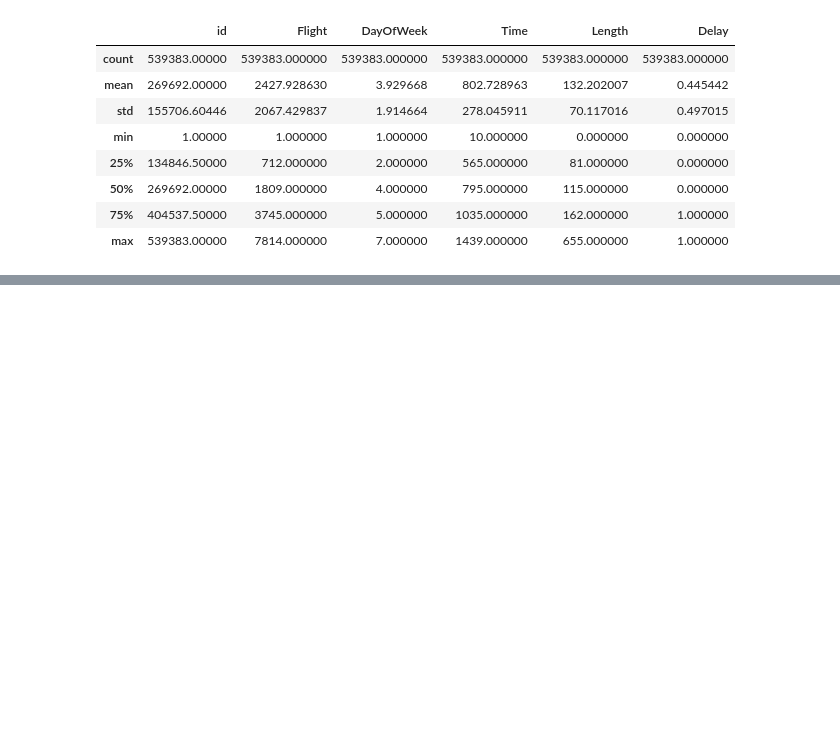
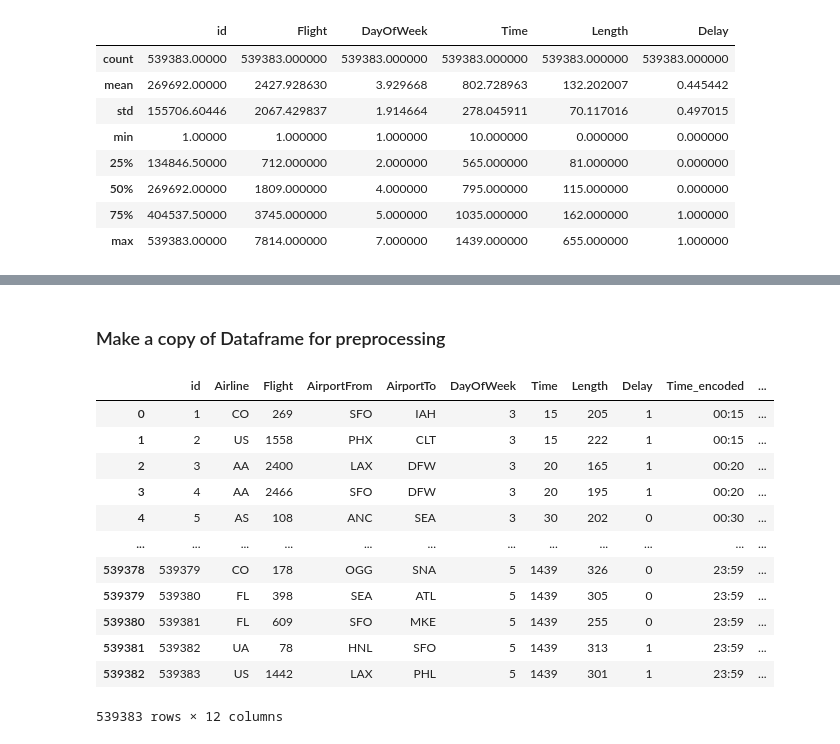
Before and after one commit to stacjstaton/ai-project2-flight-delay-predictions, a Jupyter notebook: example.ipynb, the cells around one changed output, grey strips where cells are left out. Saved outputs shown, nothing was run; the diff lists cells and outputs as text; code cells hidden in the pictures; blank space fills up the shorter version.

```diff
--- a/example.ipynb
+++ b/example.ipynb
@@ -32,0 +55,3 @@ df.describe()
+# %%
+df['Time_encoded'] = df['Time'].apply(lambda x: f"{x // 60:02d}:{x % 60:02d}")
+df.head()
@@ -32,0 +88,2 @@ df.describe()
+# %% [markdown]
+### Make a copy of Dataframe for preprocessing
@@ -32,0 +92,23 @@ df.describe()
+# %%
+unique_codes = encoded_df['AirportFrom'].unique()
+code_to_id = {code: idx for idx, code in enumerate(unique_codes, start=1)}
+
+# Apply the mapping to create a new column with unique IDs
+encoded_df['AirportFroIDs'] = encoded_df['AirportFrom'].map(code_to_id)
+encoded_df['AirportToIDs'] = encoded_df['AirportTo'].map(code_to_id)
+
+encoded_df
+# %% [output]
+|  | id | Airline | Flight | AirportFrom | AirportTo | DayOfWeek | Time | Length | Delay | Time_encoded | ... |
+| 0 | 1 | CO | 269 | SFO | IAH | 3 | 15 | 205 | 1 | 00:15 | ... |
+| 1 | 2 | US | 1558 | PHX | CLT | 3 | 15 | 222 | 1 | 00:15 | ... |
+| 2 | 3 | AA | 2400 | LAX | DFW | 3 | 20 | 165 | 1 | 00:20 | ... |
+| 3 | 4 | AA | 2466 | SFO | DFW | 3 | 20 | 195 | 1 | 00:20 | ... |
+| 4 | 5 | AS | 108 | ANC | SEA | 3 | 30 | 202 | 0 | 00:30 | ... |
+| ... | ... | ... | ... | ... | ... | ... | ... | ... | ... | ... | ... |
+| 539378 | 539379 | CO | 178 | OGG | SNA | 5 | 1439 | 326 | 0 | 23:59 | ... |
+| 539379 | 539380 | FL | 398 | SEA | ATL | 5 | 1439 | 305 | 0 | 23:59 | ... |
+| 539380 | 539381 | FL | 609 | SFO | MKE | 5 | 1439 | 255 | 0 | 23:59 | ... |
+| 539381 | 539382 | UA | 78 | HNL | SFO | 5 | 1439 | 313 | 1 | 23:59 | ... |
+| 539382 | 539383 | US | 1442 | LAX | PHL | 5 | 1439 | 301 | 1 | 23:59 | ... |
+539383 rows × 12 columns
```
Also changed, not shown: parts of 21 cells of this notebook.
